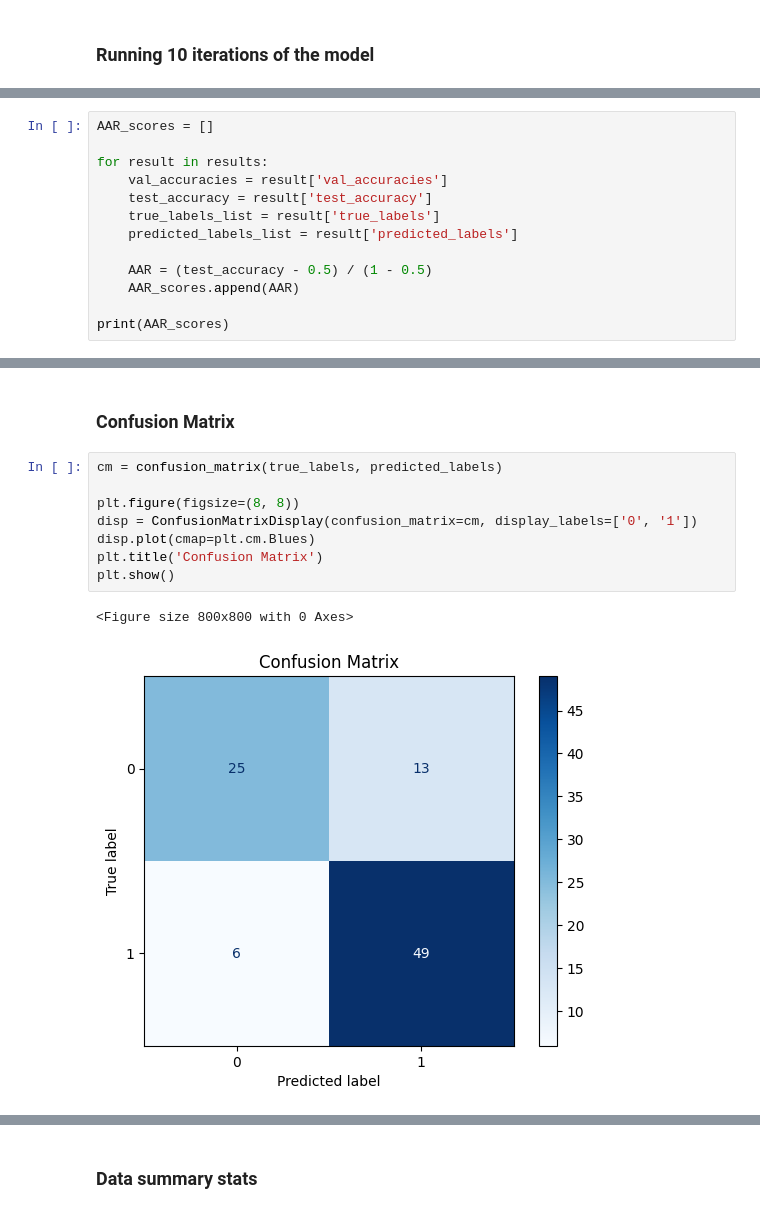
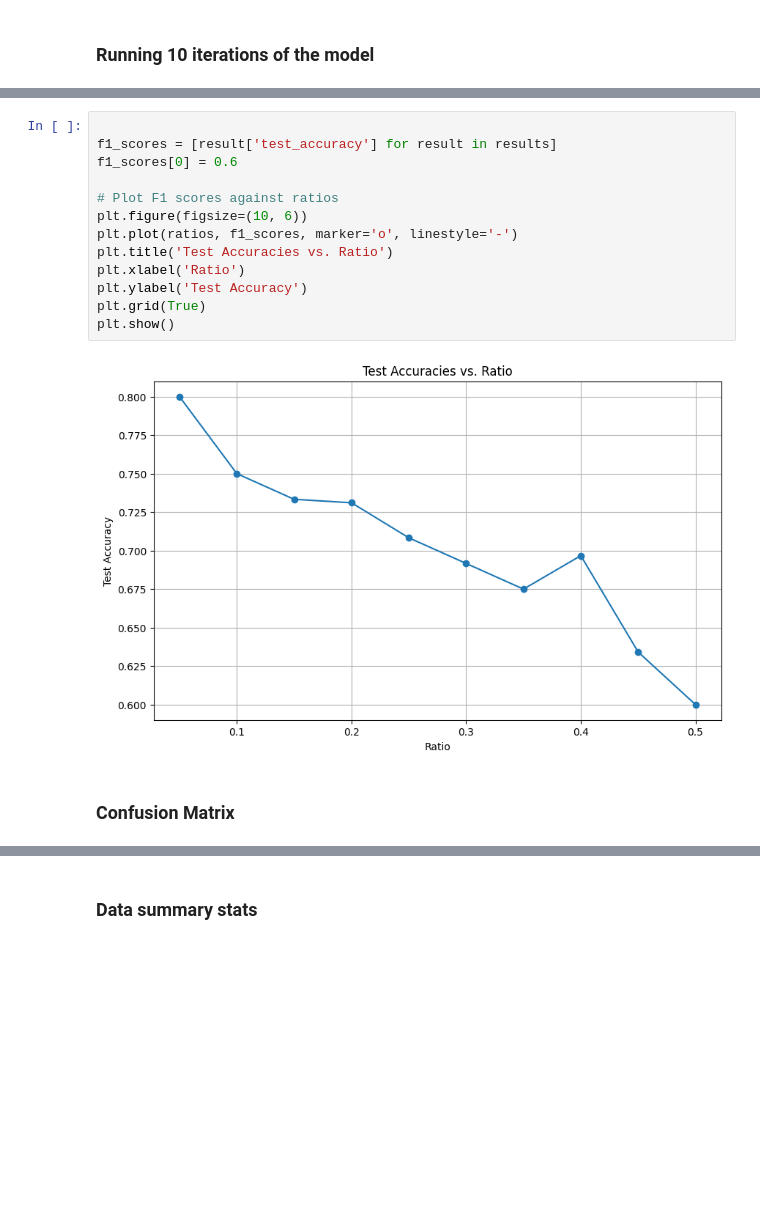
Before and after one commit to LennyHenrydoesGitHub/OSINT, a Jupyter notebook: model/model_6.ipynb, the cells around one changed output, grey strips where cells are left out. Drawn from its saved outputs; the diff is of its cells as text; blank space fills up the shorter version.

```diff
--- a/model/model_6.ipynb
+++ b/model/model_6.ipynb
@@ -232,13 +238,0 @@ YS pair 9 - Test Accuracy: 0.67797, Validation Accuracies: [0.6837606837606838,
-# %%
-AAR_scores = []
-
-for result in results:
-    val_accuracies = result['val_accuracies']
-    test_accuracy = result['test_accuracy']
-    true_labels_list = result['true_labels']
-    predicted_labels_list = result['predicted_labels']
-
-    AAR = (test_accuracy - 0.5) / (1 - 0.5)
-    AAR_scores.append(AAR)
-
-print(AAR_scores)
@@ -247,13 +252,17 @@ print(AAR_scores)
+# %%
+
+f1_scores = [result['test_accuracy'] for result in results]
+f1_scores[0] = 0.6
+
+# Plot F1 scores against ratios
+plt.figure(figsize=(10, 6))
+plt.plot(ratios, f1_scores, marker='o', linestyle='-')
+plt.title('Test Accuracies vs. Ratio')
+plt.xlabel('Ratio')
+plt.ylabel('Test Accuracy')
+plt.grid(True)
+plt.show()
+# %% [output]
+[figure, added]
 # %% [markdown]
 ### Confusion Matrix
-# %%
-cm = confusion_matrix(true_labels, predicted_labels)
-
-plt.figure(figsize=(8, 8))
-disp = ConfusionMatrixDisplay(confusion_matrix=cm, display_labels=['0', '1'])
-disp.plot(cmap=plt.cm.Blues)
-plt.title('Confusion Matrix')
-plt.show()
-# %% [output]
-<Figure size 800x800 with 0 Axes>
-[figure, removed]
```
Also changed, not shown: parts of 6 cells of this notebook.
